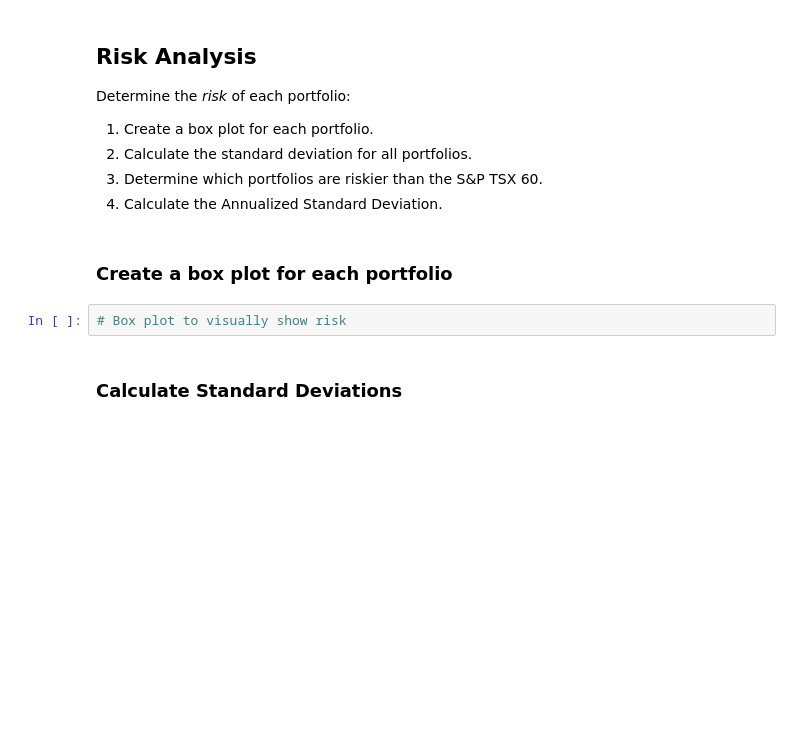
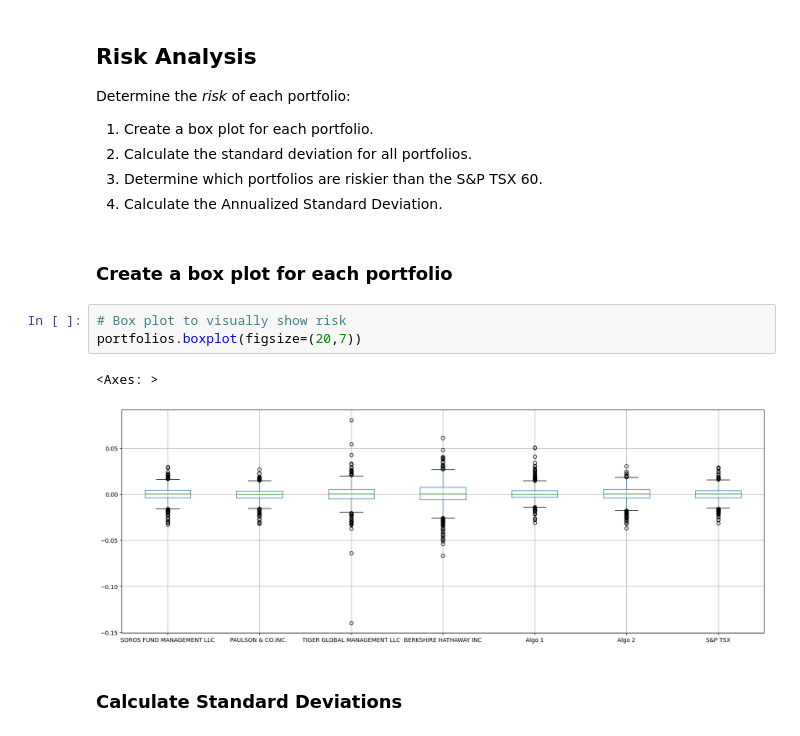
Before and after one commit to EthanB1/Portfolio-Returns-Analysis, a Jupyter notebook: whale_analysis.ipynb, the cells around one changed output. Saved outputs shown, nothing was run; the diff lists cells and outputs as text; blank space fills up the shorter version.

```diff
--- a/whale_analysis.ipynb
+++ b/whale_analysis.ipynb
@@ -157,6 +176,10 @@ Determine the _risk_ of each portfolio:
 ### Create a box plot for each portfolio
 # %%
 # Box plot to visually show risk
+portfolios.boxplot(figsize=(20,7))
+# %% [output]
+<Axes: >
+[figure, added]
 # %% [markdown]
 ### Calculate Standard Deviations
 # %%
```
Also changed, not shown: parts of 5 cells of this notebook.
